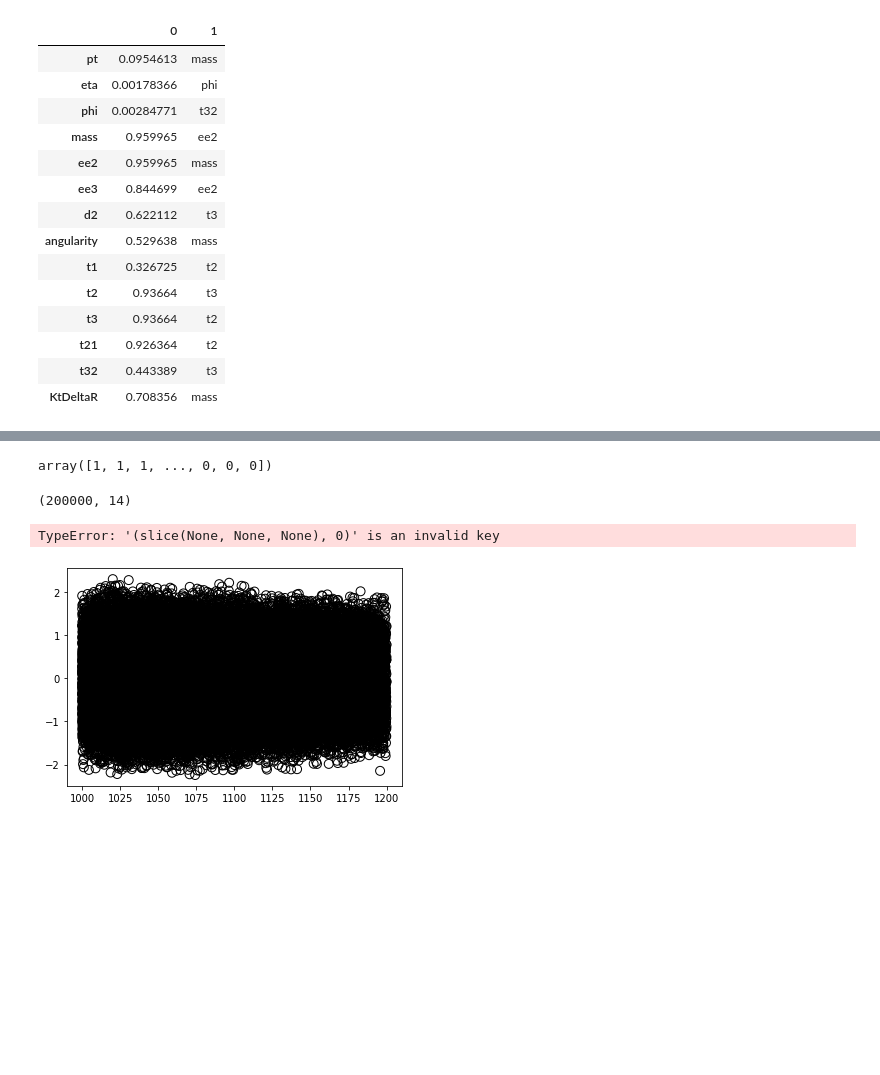
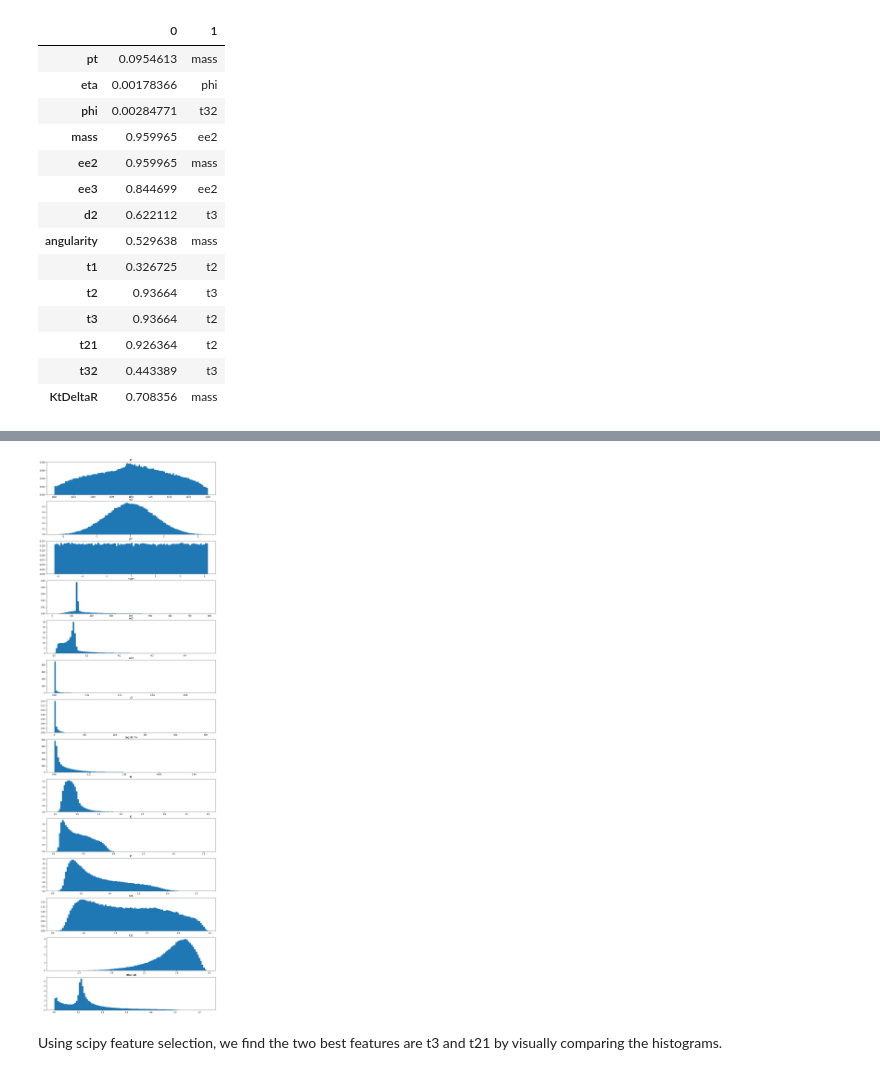
Before and after one commit to Chkoda/PHYS434, a Jupyter notebook: Lab7&8.ipynb, the cells around one changed output, grey strips where cells are left out. Drawn from its saved outputs; the diff is of its cells as text; code cells hidden in the pictures; blank space fills up the shorter version.

```diff
--- a/Lab7&8.ipynb
+++ b/Lab7&8.ipynb
@@ -233,33 +261,21 @@ plt.show()
+# %%
+fig, ax_arr = plt.subplots(len(X.keys()),1, figsize=(15,50))
+i=0
+for key in X.keys():
+    ax_arr[i].hist(X[key], bins=100, density=True)
+    ax_arr[i].title.set_text(key)
+    i = i+1
+# %% [output]
+[figure, added]
+# %% [markdown]
+Using scipy feature selection, we find the two best features are t3 and t21 by visually comparing the histograms.
 # %%
-from sklearn.datasets import load_iris
-from sklearn.feature_selection import SelectKBest
 from sklearn import svm
-
-#iris = load_iris()
-#X, y = iris.data, iris.target
+from sklearn import preprocessing
+from sklearn.model_selection import train_test_split
+#from sklearn.model_selection import cross_val_score
 
 X = higgs_dict.append(qcd_dict)
 y = np.append(np.ones((len(higgs_dict),1), dtype=int),np.zeros((len(qcd_dict),1),dtype=int))
+X.head()
+#X_scaled = preprocessing.StandardScaler().fit_transform(X)
-# %% [output]
-array([1, 1, 1, ..., 0, 0, 0])
-# %%
-clf = svm.SVC(kernel='poly', degree=3, gamma='scale')
-clf.fit(X,y)
-#plt.clf()
-#plt.scatter(clf.support_vectors_[:, 0], clf.support_vectors_[:, 1], s=80,
-#            facecolors='none', zorder=10, edgecolors='k')
-#plt.scatter(X[:, 0], X[:, 1], c=Y, zorder=10, cmap=plt.cm.Paired,
-#            edgecolors='k')
-X.shape
-# %% [output]
-(200000, 14)
-# %%
-plt.clf()
-plt.scatter(clf.support_vectors_[:, 0], clf.support_vectors_[:, 1], s=80,
-            facecolors='none', zorder=10, edgecolors='k')
-plt.scatter(X[:, 0], X[:, 1], c=Y, zorder=10, cmap=plt.cm.Paired,
-            edgecolors='k')
-X.shape
-# %% [output]
-TypeError: '(slice(None, None, None), 0)' is an invalid key
-[figure, removed]
```
Also changed, not shown: parts of 27 cells of this notebook, 1 other file.
